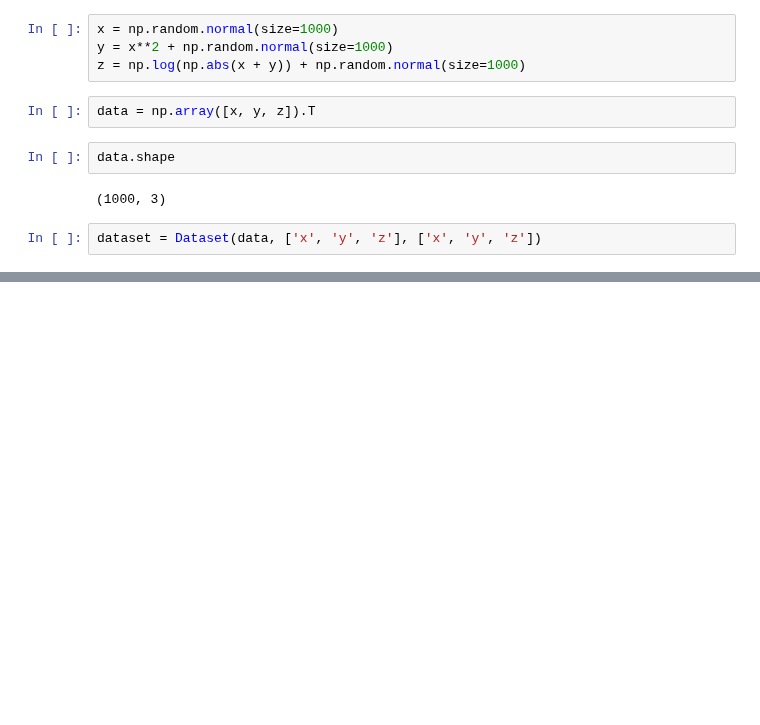
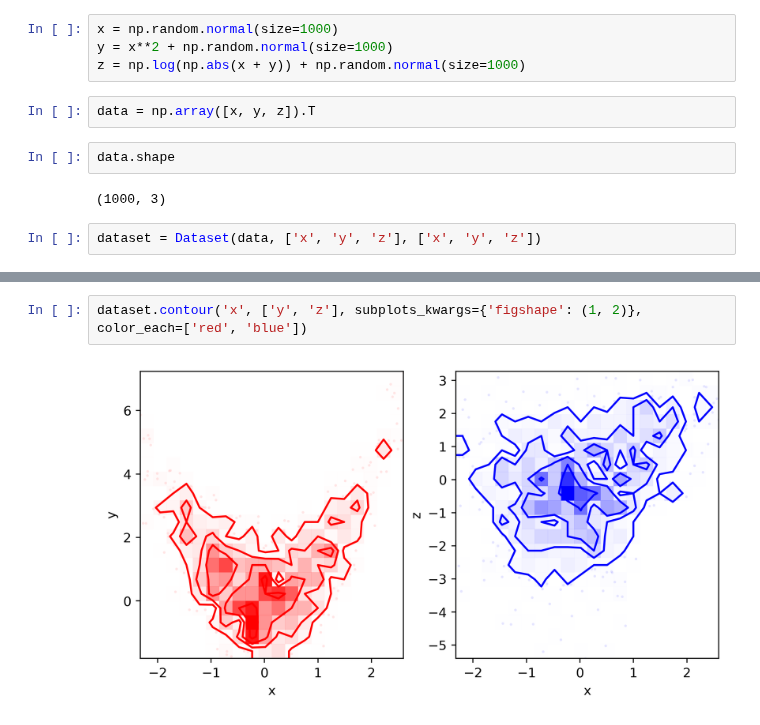
Before and after one commit to astro-jingtao/astro_statistics_assistant, a Jupyter notebook: example/contour_plot.ipynb, the cells around one changed output, grey strips where cells are left out. Saved outputs shown, nothing was run; the diff lists cells and outputs as text; blank space fills up the shorter version.

Commit message:
set kwargs for each plot

```diff
--- a/example/contour_plot.ipynb
+++ b/example/contour_plot.ipynb
@@ -19,0 +20,4 @@ dataset.contour('x', ['y', 'z'], subplots_kwargs={'figshape': (1, 2)})
+# %%
+dataset.contour('x', ['y', 'z'], subplots_kwargs={'figshape': (1, 2)}, color_each=['red', 'blue'])
+# %% [output]
+[figure, added]
```
Also changed, not shown: parts of 1 cell of this notebook, 1 other file.
